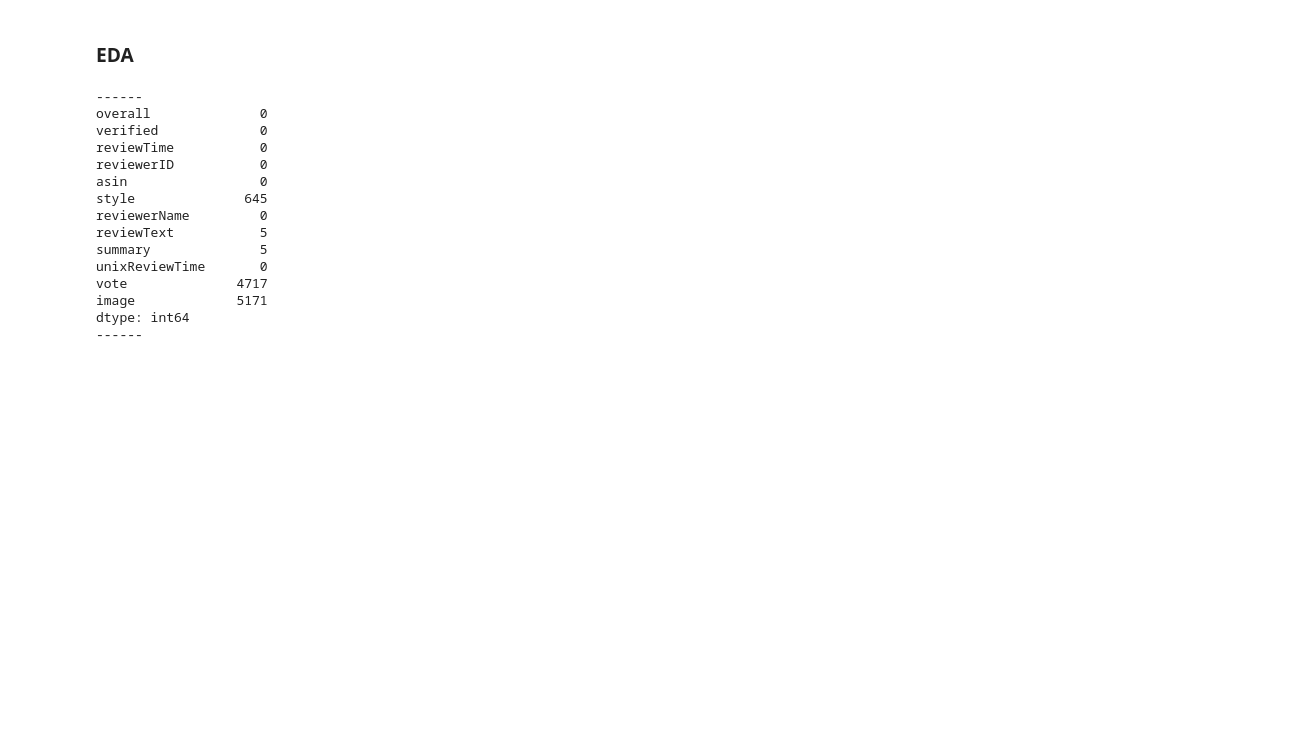
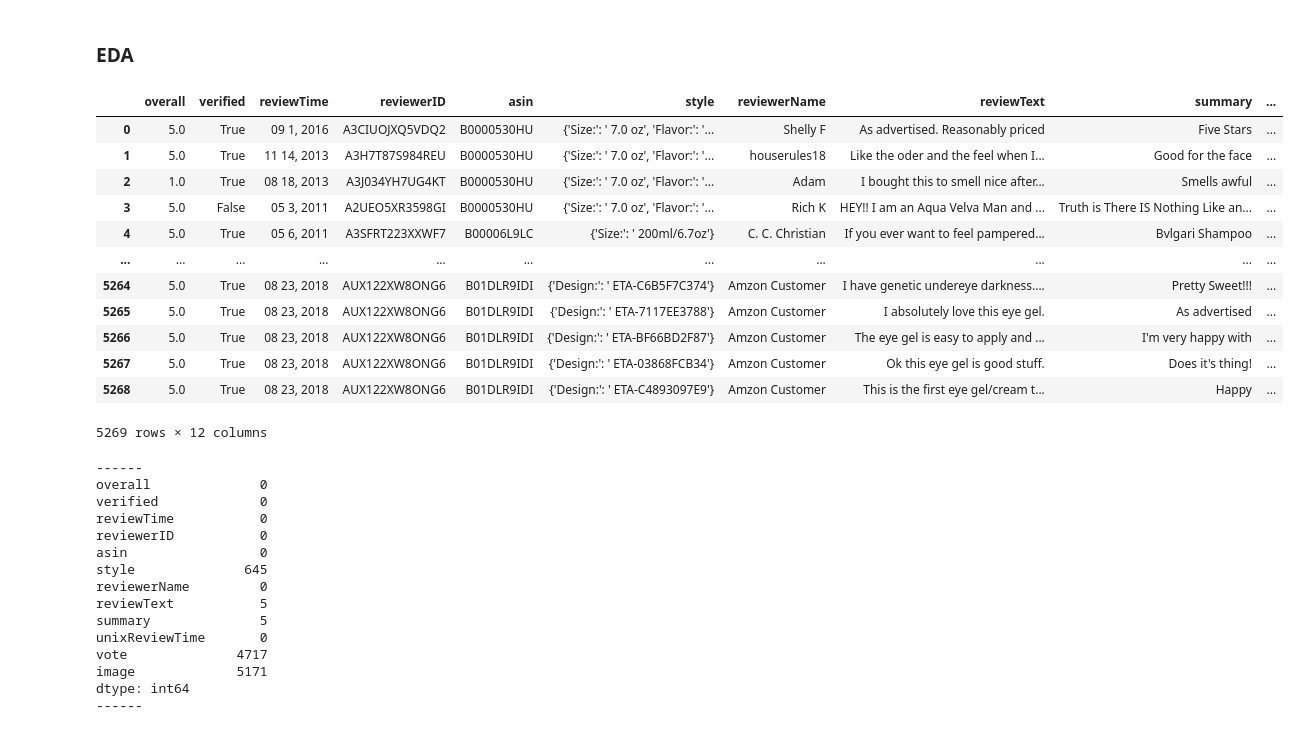
Before and after one commit to steveksh/Product-Ratings-Classifier, a Jupyter notebook: nlp.ipynb, the cells around one changed output. Saved outputs shown, nothing was run; the diff lists cells and outputs as text; code cells hidden in the pictures; blank space fills up the shorter version.

```diff
--- a/nlp.ipynb
+++ b/nlp.ipynb
@@ -16,6 +16,22 @@ from sklearn.neural_network import MLPClassifier
 We can run our EDAs here. I believe some visuals with regards to data distribution and inconsistency should be outlined here and discussed in our final paper. And of course, we will need to address those issues before we train our model
 # %% [markdown]
 ### EDA
+# %%
+df
+# %% [output]
+|  | overall | verified | reviewTime | reviewerID | asin | style | reviewerName | reviewText | summary | ... |
+| 0 | 5.0 | True | 09 1, 2016 | A3CIUOJXQ5VDQ2 | B0000530HU | {'Size:': ' 7.0 oz', 'Flavor:': '... | Shelly F | As advertised. Reasonably priced | Five Stars | ... |
+| 1 | 5.0 | True | 11 14, 2013 | A3H7T87S984REU | B0000530HU | {'Size:': ' 7.0 oz', 'Flavor:': '... | houserules18 | Like the oder and the feel when I... | Good for the face | ... |
+| 2 | 1.0 | True | 08 18, 2013 | A3J034YH7UG4KT | B0000530HU | {'Size:': ' 7.0 oz', 'Flavor:': '... | Adam | I bought this to smell nice after... | Smells awful | ... |
+| 3 | 5.0 | False | 05 3, 2011 | A2UEO5XR3598GI | B0000530HU | {'Size:': ' 7.0 oz', 'Flavor:': '... | Rich K | HEY!! I am an Aqua Velva Man and ... | Truth is There IS Nothing Like an... | ... |
+| 4 | 5.0 | True | 05 6, 2011 | A3SFRT223XXWF7 | B00006L9LC | {'Size:': ' 200ml/6.7oz'} | C. C. Christian | If you ever want to feel pampered... | Bvlgari Shampoo | ... |
+| ... | ... | ... | ... | ... | ... | ... | ... | ... | ... | ... |
+| 5264 | 5.0 | True | 08 23, 2018 | AUX122XW8ONG6 | B01DLR9IDI | {'Design:': ' ETA-C6B5F7C374'} | Amzon Customer | I have genetic undereye darkness.... | Pretty Sweet!!! | ... |
+| 5265 | 5.0 | True | 08 23, 2018 | AUX122XW8ONG6 | B01DLR9IDI | {'Design:': ' ETA-7117EE3788'} | Amzon Customer | I absolutely love this eye gel. | As advertised | ... |
+| 5266 | 5.0 | True | 08 23, 2018 | AUX122XW8ONG6 | B01DLR9IDI | {'Design:': ' ETA-BF66BD2F87'} | Amzon Customer | The eye gel is easy to apply and ... | I'm very happy with | ... |
+| 5267 | 5.0 | True | 08 23, 2018 | AUX122XW8ONG6 | B01DLR9IDI | {'Design:': ' ETA-03868FCB34'} | Amzon Customer | Ok this eye gel is good stuff. | Does it's thing! | ... |
+| 5268 | 5.0 | True | 08 23, 2018 | AUX122XW8ONG6 | B01DLR9IDI | {'Design:': ' ETA-C4893097E9'} | Amzon Customer | This is the first eye gel/cream t... | Happy | ... |
+5269 rows × 12 columns
 # %%
 # here i have selected images
 df = get_df('data/All_Beauty_5.json.gz')
```
